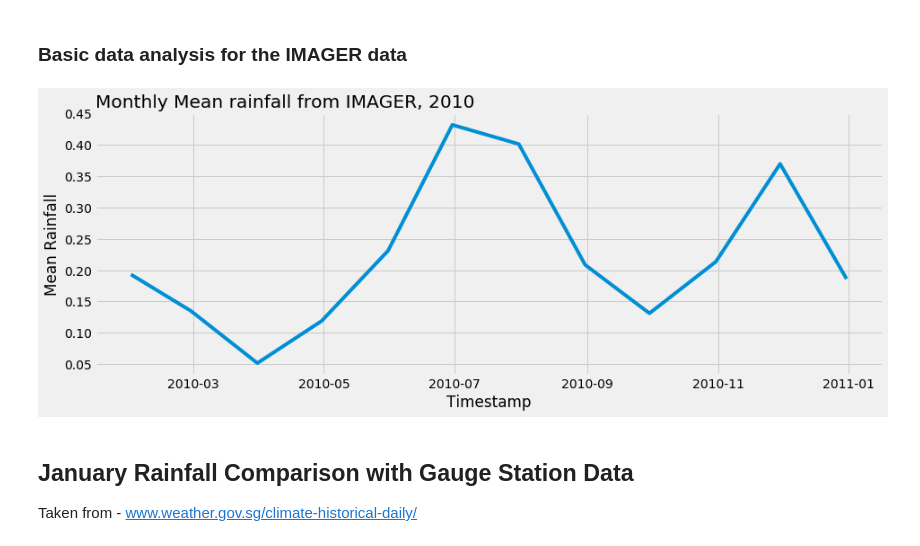
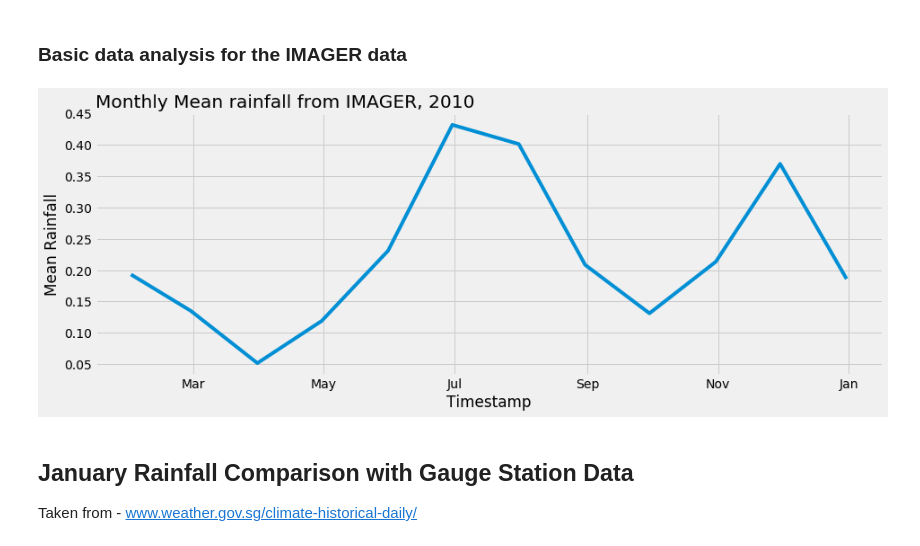
Before and after one commit to dsaharia/PRAT-Rainfall, a Jupyter notebook: imager-rainfall/Singapore.ipynb, the cells around one changed output. Saved outputs shown, nothing was run; the diff lists cells and outputs as text; code cells hidden in the pictures.

Commit message:
xaxis Ticks changed to show month name for mean rainfall

```diff
--- a/imager-rainfall/Singapore.ipynb
+++ b/imager-rainfall/Singapore.ipynb
@@ -79,10 +79,15 @@ monthly_statistics_df['monthly_mean_rate'] = rainfall_df.rainfall_rate.resample(
 # %%
 plt.plot(monthly_statistics_df['monthly_mean_rate'], )
 plt.title("Monthly Mean rainfall from IMAGER, 2010", loc='left')
 plt.xlabel('Timestamp')
-plt.ylabel('Mean Rainfall');
+plt.ylabel('Mean Rainfall')
+ax = plt.gca()
+locator = mdates.MonthLocator()
+month_fmt = mdates.DateFormatter('%b')
+# ax.xaxis.set_major_locator(locator)
+ax.xaxis.set_major_formatter(month_fmt)
 # %% [output]
-[figure, old version]
+[figure, new version]
 # %% [markdown]
 ## January Rainfall Comparison with Gauge Station Data
 Taken from - www.weather.gov.sg/climate-historical-daily/
```
